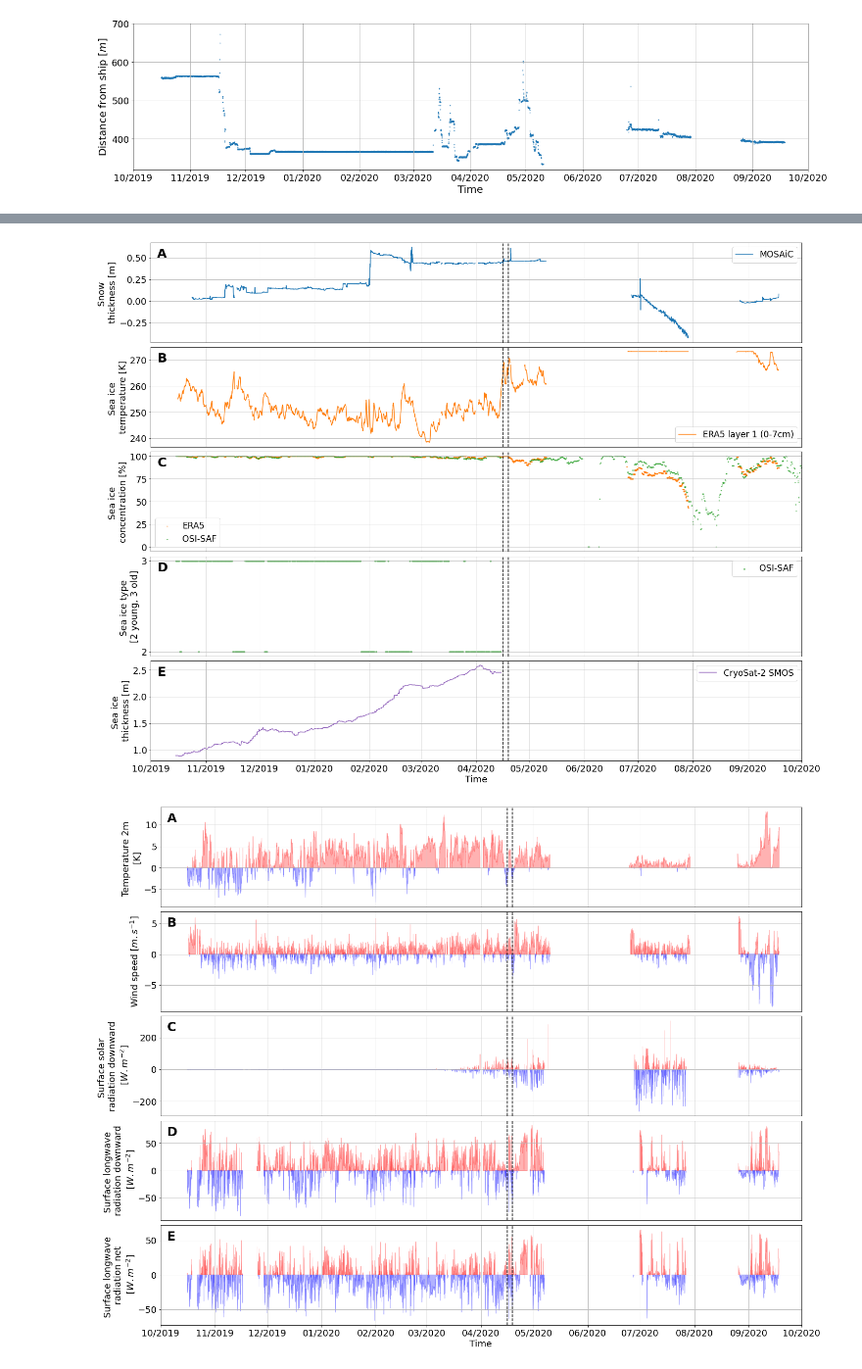
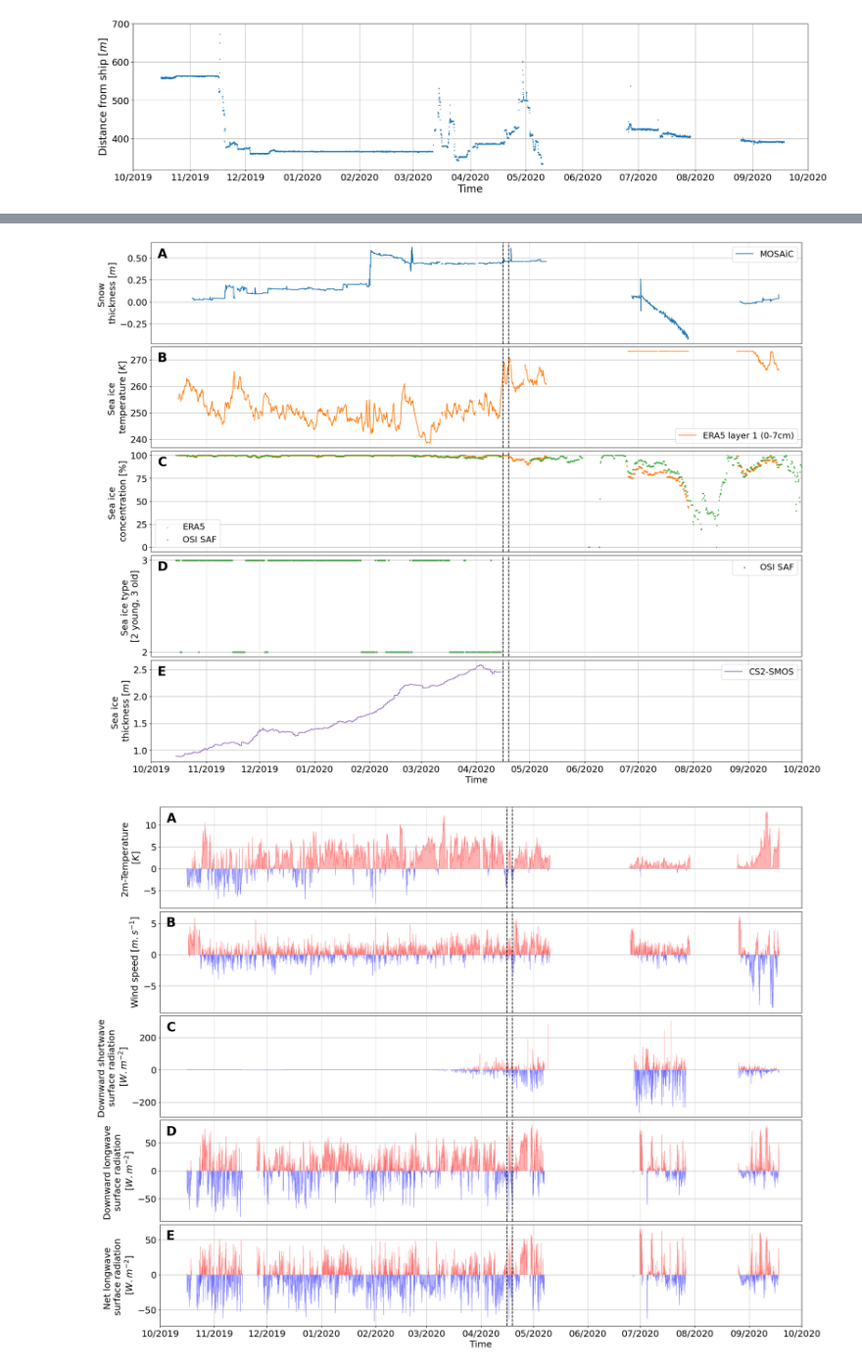
Before and after one commit to charrelju/M1_Internship_MET_Norway, a Jupyter notebook: MOSAiC_MetCity_stations_timeserie.ipynb, the cells around one changed output, grey strips where cells are left out. Shown at 98% size. Drawn from its saved outputs; the diff is of its cells as text; code cells hidden in the pictures.

```diff
--- a/MOSAiC_MetCity_stations_timeserie.ipynb
+++ b/MOSAiC_MetCity_stations_timeserie.ipynb
@@ -14,7 +14,7 @@ import string
 # %% [markdown]
 ### Load Co-located ERA5 data (+ TOPAZ reanalysis)
 # %%
-era5_sfs60 = pd.read_csv('/lustre/storeB/users/justinec/master_internship/data/Met_city/mosasfs_level2v3_60_ERA5.csv')
+era5_sfs60 = pd.read_csv('/home/jcharrel/Documents/M1_internship/lustre/storeB/users/justinec/master_internship/data/Met_city/mosasfs_level2v3_60_ERA5.csv')
 for i in range(np.max(np.shape(era5_sfs60))):
     era5_sfs60.loc[i, 'datetime'] = datetime.datetime.strptime(era5_sfs60.loc[i, 'datetime'], '%Y-%m-%d %H:%M:%S')
 # %% [markdown]
@@ -25,7 +25,7 @@ for i in range(np.max(np.shape(era5_sfs60))):
 #mosasfs60met_1h = mosasfs60met.resample(time="1H").interpolate("linear")
 #mosasfs60met_1h.to_netcdf("/lustre/storeB/users/justinec/master_internship/data/Met_city/mosasfs60met.level2v3.1h.all.nc")
 # %%
-mosasfs60met_1h = xr.open_dataset("/lustre/storeB/users/justinec/master_internship/data/Met_city/mosasfs60met.level2v3.1h.all.nc")
+mosasfs60met_1h = xr.open_dataset("/home/jcharrel/Documents/M1_internship/lustre/storeB/users/justinec/master_internship/data/Met_city/mosasfs60met.level2v3.1h.all.nc")
 # %%
 mosasfs60met_1h.down_short_hemisp[5000:6152] = np.nan
 mosasfs60met_1h.down_short_hemisp[6921:7573] = np.nan
@@ -116,7 +117,7 @@ fig, axs = plt.subplots(nb,1,figsize=(20,15),gridspec_kw={'height_ratios': [1]*n
 
 axs[0].plot(era5_sfs60.datetime, era5_sfs60.t2m,'-',label='ERA5',color='C1')
 axs[0].plot(mosasfs60met_1h.time, mosasfs60met_1h.temp_2m+273.15,'-',label='MOSAiC',color='C0')
-axs[0].set_ylabel('Temperature 2m [$K$]')
+axs[0].set_ylabel('2m-Temperature [$K$]')
 axs[0].set_ylim(225,280)
 axs[0].legend(loc='lower right')
 axs[0].text(0.01, 0.85, string.ascii_uppercase[0], transform=axs[0].transAxes, size=25, weight='bold')
@@ -129,21 +130,21 @@ axs[1].text(0.01, 0.85, string.ascii_uppercase[1], transform=axs[1].transAxes, s
 
 axs[2].plot(era5_sfs60_daily_mean.index, era5_sfs60_daily_mean.ssrd/3600, '-',label='ERA5',color='C1')
 axs[2].plot(mosasfs60met_1h_daily_mean.time, mosasfs60met_1h_daily_mean.down_short_hemisp, '-',label='MOSAiC',color='C0')
-axs[2].set_ylabel('Surface solar \n radiation downward \n [$W.m^{-2}.day^{-1}$]')
+axs[2].set_ylabel('Downward shortwave \nsurface radiation \n[$W.m^{-2}.day^{-1}$]')
 axs[2].set_ylim(0,400)
 axs[2].legend(loc='upper right')
 axs[2].text(0.01, 0.85, string.ascii_uppercase[2], transform=axs[2].transAxes, size=25, weight='bold')
 
 axs[3].plot(era5_sfs60_daily_mean.index, era5_sfs60_daily_mean.strd/3600,'-',label='ERA5',color='C1')
 axs[3].plot(mosasfs60met_1h_daily_mean.time, mosasfs60met_1h_daily_mean.down_long_hemisp,'-',label='MOSAiC',color='C0')
-axs[3].set_ylabel('Surface longwave \n radiation downward \n [$W.m^{-2}.day^{-1}$]')
+axs[3].set_ylabel('Downward longwave \nsurface radiation \n[$W.m^{-2}.day^{-1}$]')
 axs[3].set_ylim(100,350)
 axs[3].legend(loc='lower right')
 axs[3].text(0.01, 0.85, string.ascii_uppercase[3], transform=axs[3].transAxes, size=25, weight='bold')
 
 axs[4].plot(era5_sfs60_daily_mean.index, era5_sfs60_daily_mean.strd/3600-(era5_sfs60_daily_mean.strd/3600-era5_sfs60_daily_mean.stru/3600),'-',label='ERA5',color='C1')
 axs[4].plot(mosasfs60met_1h_daily_mean.time, mosasfs60met_1h_daily_mean.down_long_hemisp-mosasfs60met_1h_daily_mean.up_long_hemisp,'-',label='MOSAiC',color='C0')
-axs[4].set_ylabel('Surface longwave \n radiation net \n [$W.m^{-2}.day^{-1}$]')
+axs[4].set_ylabel('Net longwave  \nsurface radiation \n[$W.m^{-2}.day^{-1}$]')
 axs[4].set_ylim(-90,25)
 axs[4].legend(loc='lower right')
 axs[4].text(0.01, 0.85, string.ascii_uppercase[4], transform=axs[4].transAxes, size=25, weight='bold')
@@ -162,6 +163,6 @@ for i in range(0,nb) :
 for i in range(0,nb-1) :
     axs[i].set_xticks([])
 
-path_fig = '/lustre/storeB/users/justinec/master_internship/figures/met_city/'
+path_fig = '/home/jcharrel/Documents/M1_internship/lustre/storeB/users/justinec/master_internship/figures/met_city/'
 plt.savefig(path_fig+'MetCity.png',dpi=300, facecolor='white', transparent=False)
 # %% [output]
@@ -183,17 +184,17 @@ axs[1].set_ylabel('Sea ice \ntemperature [$K$]')
 axs[1].legend(loc='lower right')
 axs[1].text(0.01, 0.85, string.ascii_uppercase[1], transform=axs[1].transAxes, size=25, weight='bold')
 
-axs[2].scatter(era5_sfs60.datetime, era5_sfs60.ci*100,label='ERA5',s=1, color='C1')
-axs[2].scatter(df_sea_ice.index, df_sea_ice['sea_ice_concentration_osi[%]'], s=1, color='C2', label='OSI-SAF')
+axs[2].scatter(era5_sfs60.datetime, era5_sfs60.ci*100,label='ERA5',s=2, color='C1')
+axs[2].scatter(df_sea_ice.index, df_sea_ice['sea_ice_concentration_osi[%]'], s=2, color='C2', label='OSI SAF')
 axs[2].set_ylabel('Sea ice \nconcentration [$\%$]')
 axs[2].text(0.01, 0.85, string.ascii_uppercase[2], transform=axs[2].transAxes, size=25, weight='bold')
 
-axs[3].scatter(df_sea_ice.index, df_sea_ice['sea_ice_type[2 young, 3 old]'], s=3, color='C2', label='OSI-SAF')
-axs[3].set_ylabel('Sea ice type \n[$2 young, 3 old$]')
+axs[3].scatter(df_sea_ice.index, df_sea_ice['sea_ice_type[2 young, 3 old]'], s=4, color='C2', label='OSI SAF')
+axs[3].set_ylabel('Sea ice type \n[2 young, 3 old]')
 axs[3].set_yticks([2,3])
 axs[3].text(0.01, 0.85, string.ascii_uppercase[3], transform=axs[3].transAxes, size=25, weight='bold')
 
-axs[4].plot(df_sea_ice.index, df_sea_ice['sea_ice_thickness[m]'], 'C4', label='CryoSat-2 SMOS')
+axs[4].plot(df_sea_ice.index, df_sea_ice['sea_ice_thickness[m]'], 'C4', label='CS2-SMOS')
 axs[4].set_ylabel('Sea ice \nthickness [$m$]')
 axs[4].text(0.01, 0.85, string.ascii_uppercase[4], transform=axs[4].transAxes, size=25, weight='bold')
 axs[4].xaxis.set_major_formatter(dates.DateFormatter('%m/%Y'))
@@ -213,10 +214,10 @@ for i in range(0,nb) :
 for i in range(0,nb-1) :
     axs[i].set_xticks([])
 
-path_fig = '/lustre/storeB/users/justinec/master_internship/figures/met_city/'
+path_fig = '/home/jcharrel/Documents/M1_internship/lustre/storeB/users/justinec/master_internship/figures/met_city/'
 plt.savefig(path_fig+'MetCity_sea_ice.png',dpi=300, facecolor='white', transparent=False)
 # %% [output]
-[figure, old version]
+[figure, new version]
 # %%
 diff_wspd = []
 for i in range(0,len(era5_wspd)) :
@@ -233,7 +234,7 @@ plt.rcParams['font.size'] = 12
 
 axs[0].fill_between(era5_sfs60.datetime, 0, era5_sfs60.t2m-(mosasfs60met_1h.temp_2m+273.15), where=(era5_sfs60.t2m-(mosasfs60met_1h.temp_2m+273.15) > 0), color='red', alpha=0.3)
 axs[0].fill_between(era5_sfs60.datetime, 0, era5_sfs60.t2m-(mosasfs60met_1h.temp_2m+273.15), where=(era5_sfs60.t2m-(mosasfs60met_1h.temp_2m+273.15) <= 0), color='blue', alpha=0.3)
-axs[0].set_ylabel('Temperature 2m \n[$K$]')
+axs[0].set_ylabel('2m-Temperature \n[$K$]')
 axs[0].text(0.01, 0.85, string.ascii_uppercase[0], transform=axs[0].transAxes, size=25, weight='bold')
 
 axs[1].fill_between(era5_sfs60.datetime, 0, df_diff_wspd, where=(df_diff_wspd > 0), color='red', alpha=0.3)
@@ -242,35 +243,35 @@ axs[1].set_ylabel('Wind speed [$m.s^{-1}$]')
 axs[1].text(0.01, 0.85, string.ascii_uppercase[1], transform=axs[1].transAxes, size=25, weight='bold')
 
 axs[2].fill_between(era5_sfs60.datetime, 0, era5_sfs60.ssrd/3600-mosasfs60met_1h.down_short_hemisp, where=(era5_sfs60.ssrd/3600-mosasfs60met_1h.down_short_hemisp > 0), color='red', alpha=0.3)
 axs[2].fill_between(era5_sfs60.datetime, 0, era5_sfs60.ssrd/3600-mosasfs60met_1h.down_short_hemisp, where=(era5_sfs60.ssrd/3600-mosasfs60met_1h.down_short_hemisp <= 0), color='blue', alpha=0.3)
-axs[2].set_ylabel('Surface solar \n radiation downward \n [$W.m^{-2}$]')
+axs[2].set_ylabel('Downward shortwave \nsurface radiation \n[$W.m^{-2}$]')
 axs[2].text(0.01, 0.85, string.ascii_uppercase[2], transform=axs[2].transAxes, size=25, weight='bold')
 
 axs[3].fill_between(era5_sfs60.datetime, 0, era5_sfs60.strd/3600-mosasfs60met_1h.down_long_hemisp, where=(era5_sfs60.strd/3600-mosasfs60met_1h.down_long_hemisp > 0), color='red', alpha=0.3)
 axs[3].fill_between(era5_sfs60.datetime, 0, era5_sfs60.strd/3600-mosasfs60met_1h.down_long_hemisp, where=(era5_sfs60.strd/3600-mosasfs60met_1h.down_long_hemisp <= 0), color='blue', alpha=0.3)
-axs[3].set_ylabel('Surface longwave \n radiation downward \n [$W.m^{-2}$]')
+axs[3].set_ylabel('Downward longwave \nsurface radiation \n[$W.m^{-2}$]')
 axs[3].text(0.01, 0.85, string.ascii_uppercase[3], transform=axs[3].transAxes, size=25, weight='bold')
 
 axs[4].fill_between(era5_sfs60.datetime, 0, era5_sfs60.strd/3600-(era5_sfs60.strd/3600-era5_sfs60.stru/3600)-(mosasfs60met_1h.down_long_hemisp-mosasfs60met_1h.up_long_hemisp), where=(era5_sfs60.strd/3600-(era5_sfs60.strd/3600-era5_sfs60.stru/3600)-(mosasfs60met_1h.down_long_hemisp-mosasfs60met_1h.up_long_hemisp) > 0), color='red', alpha=0.3)
 axs[4].fill_between(era5_sfs60.datetime, 0, era5_sfs60.strd/3600-(era5_sfs60.strd/3600-era5_sfs60.stru/3600)-(mosasfs60met_1h.down_long_hemisp-mosasfs60met_1h.up_long_hemisp), where=(era5_sfs60.strd/3600-(era5_sfs60.strd/3600-era5_sfs60.stru/3600)-(mosasfs60met_1h.down_long_hemisp-mosasfs60met_1h.up_long_hemisp) <= 0), color='blue', alpha=0.3)
-axs[4].set_ylabel('Surface longwave \n radiation net \n [$W.m^{-2}$]')
+axs[4].set_ylabel('Net longwave  \nsurface radiation \n[$W.m^{-2}$]')
 axs[4].text(0.01, 0.85, string.ascii_uppercase[4], transform=axs[4].transAxes, size=25, weight='bold')
 axs[4].set_xlabel('Time')
 axs[4].xaxis.set_major_formatter(dates.DateFormatter('%m/%Y'))
 axs[4].xaxis.set_major_locator(dates.MonthLocator())
 
 months_date = pd.date_range('2019-09-01','2020-11-01' , freq='1M')-pd.offsets.MonthBegin(1)
 for i in range(0,nb) :
     axs[i].axvline(datetime.date(2020, 4, 16), color='k', linestyle='--', linewidth='1.5')
     axs[i].axvline(datetime.date(2020, 4, 19), color='k', linestyle='--', linewidth='1.5')
     axs[i].set_xlim([datetime.date(2019, 10, 1), datetime.date(2020, 10, 1)])
     axs[i].grid()
     for j in range(0,len(months_date)) :
         axs[i].axvline(months_date[j], color='#CCCCCC', linestyle='-', linewidth='0.5')
 for i in range(0,nb-1) :
     axs[i].set_xticks([])
 
-path_fig = '/lustre/storeB/users/justinec/master_internship/figures/met_city/'
+path_fig = '/home/jcharrel/Documents/M1_internship/lustre/storeB/users/justinec/master_internship/figures/met_city/'
 plt.savefig(path_fig+'MetCity_errors.png',dpi=300, facecolor='white', transparent=False)
 # %% [output]
-[figure, old version]
+[figure, new version]
```
Also changed, not shown: parts of 7 cells of this notebook, 4 other files.
